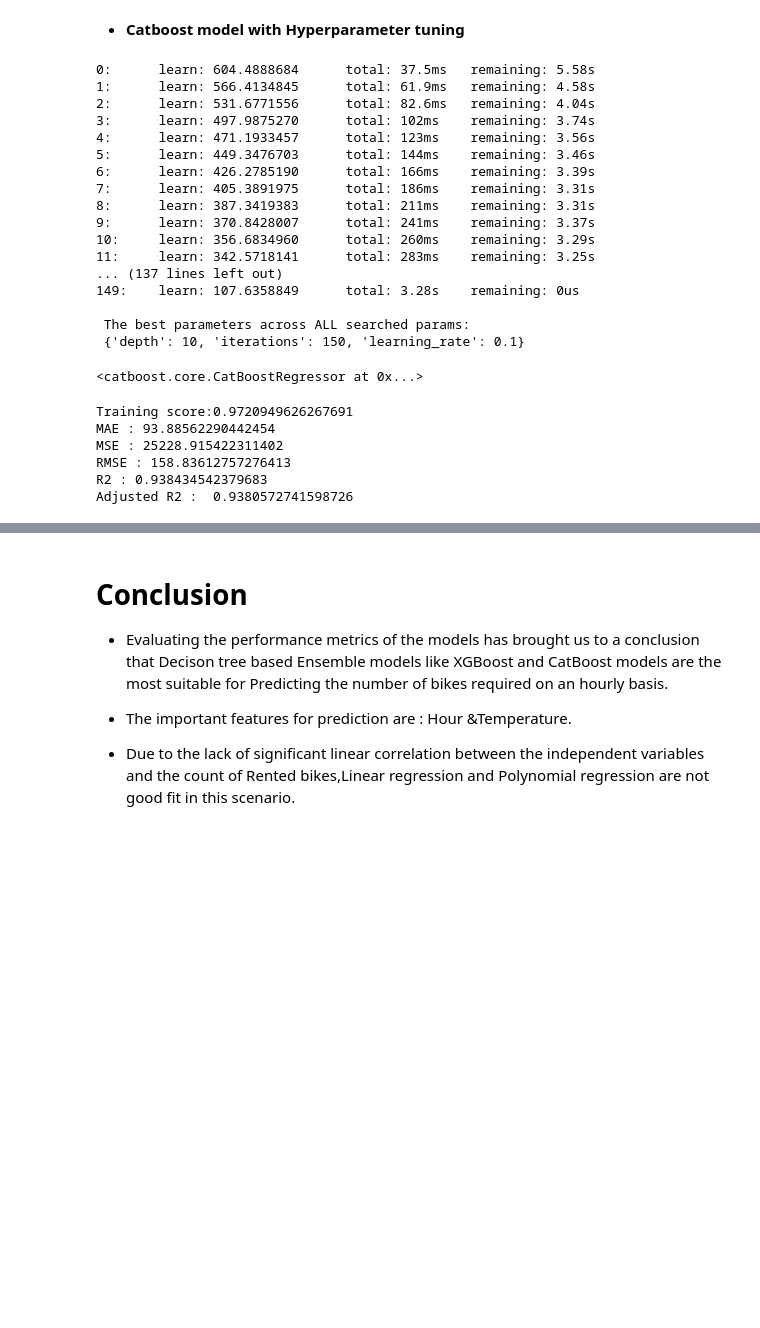
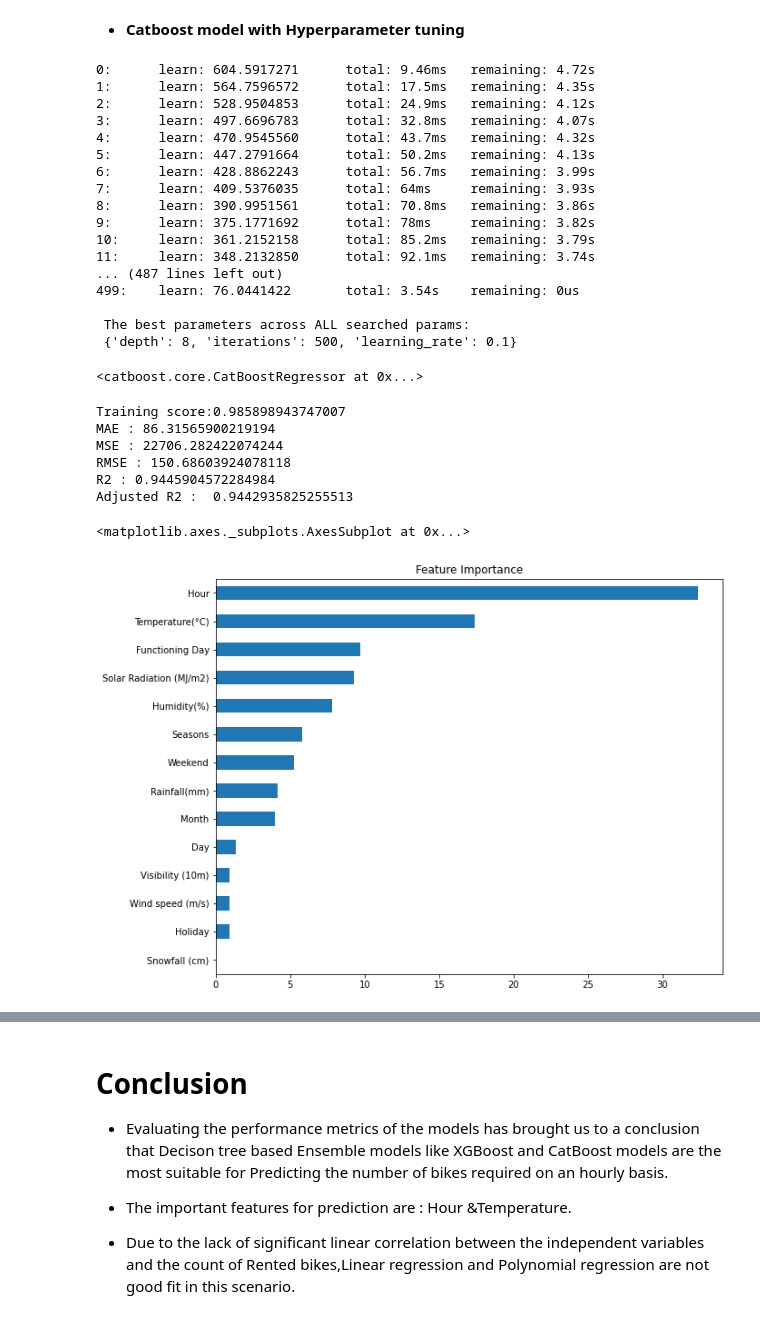
Before and after one commit to RadhikaRM/BikeShareDemandprediction, a Jupyter notebook: ML_regression_team_notebook.ipynb, the cells around one changed output, grey strips where cells are left out. Saved outputs shown, nothing was run; the diff lists cells and outputs as text; code cells hidden in the pictures; blank space fills up the shorter version.

```diff
--- a/ML_regression_team_notebook.ipynb
+++ b/ML_regression_team_notebook.ipynb
@@ -1408,28 +1408,28 @@ plotting_imp_features(CB_regressor, X_train)
 # %%
 #Finding the optimal parameters by Grid Search Cross Validation
 
-parameters = {'depth' : [8,10,6],'learning_rate' : [0.01, 0.05, 0.1,0.025],'iterations':[50,100,150]}
+parameters = {'depth' : [8,7,6],'learning_rate' : [0.025, 0.05, 0.1],'iterations':[100,200,500]}
 CB_regressor = CatBoostRegressor(iterations=50, loss_function='RMSE',cat_features=categorical_features_indices)
 grid = GridSearchCV(estimator=CB_regressor, param_grid = parameters, cv = 5, n_jobs=-1)
 grid.fit(X_train, y_train)
 print("\n The best parameters across ALL searched params:\n",grid.best_params_)
 # %% [output]
-0:      learn: 604.4888684      total: 37.5ms   remaining: 5.58s
-1:      learn: 566.4134845      total: 61.9ms   remaining: 4.58s
-2:      learn: 531.6771556      total: 82.6ms   remaining: 4.04s
-3:      learn: 497.9875270      total: 102ms    remaining: 3.74s
-4:      learn: 471.1933457      total: 123ms    remaining: 3.56s
-5:      learn: 449.3476703      total: 144ms    remaining: 3.46s
-6:      learn: 426.2785190      total: 166ms    remaining: 3.39s
-7:      learn: 405.3891975      total: 186ms    remaining: 3.31s
-8:      learn: 387.3419383      total: 211ms    remaining: 3.31s
-9:      learn: 370.8428007      total: 241ms    remaining: 3.37s
-10:     learn: 356.6834960      total: 260ms    remaining: 3.29s
-11:     learn: 342.5718141      total: 283ms    remaining: 3.25s
-... (137 lines left out)
-149:    learn: 107.6358849      total: 3.28s    remaining: 0us
+0:      learn: 604.5917271      total: 9.46ms   remaining: 4.72s
+1:      learn: 564.7596572      total: 17.5ms   remaining: 4.35s
+2:      learn: 528.9504853      total: 24.9ms   remaining: 4.12s
+3:      learn: 497.6696783      total: 32.8ms   remaining: 4.07s
+4:      learn: 470.9545560      total: 43.7ms   remaining: 4.32s
+5:      learn: 447.2791664      total: 50.2ms   remaining: 4.13s
+6:      learn: 428.8862243      total: 56.7ms   remaining: 3.99s
+7:      learn: 409.5376035      total: 64ms     remaining: 3.93s
+8:      learn: 390.9951561      total: 70.8ms   remaining: 3.86s
+9:      learn: 375.1771692      total: 78ms     remaining: 3.82s
+10:     learn: 361.2152158      total: 85.2ms   remaining: 3.79s
+11:     learn: 348.2132850      total: 92.1ms   remaining: 3.74s
+... (487 lines left out)
+499:    learn: 76.0441422       total: 3.54s    remaining: 0us
 
  The best parameters across ALL searched params:
- {'depth': 10, 'iterations': 150, 'learning_rate': 0.1}
+ {'depth': 8, 'iterations': 500, 'learning_rate': 0.1}
 # %%
 # creating Catboost model
@@ -1441,19 +1441,25 @@ CB_regressor.fit(X_train,y_train,cat_features=categorical_features_indices,eval_
 # %%
 #Make predictions and evalution of Catboost model
 
-print(f'Training score:{CB_regressor.score(X_train,y_train)}')
+print(f'Training score:{best_CB_regressor.score(X_train,y_train)}')
 
-y_pred=CB_regressor.predict(X_test)
+y_pred=best_CB_regressor.predict(X_test)
 
 #Evaluating the model
 list_of_models.append(evaluate_model('Catboost Regression(tuned)',X_test,y_test,y_pred))
 # %% [output]
-Training score:0.9720949626267691
-MAE : 93.88562290442454
-MSE : 25228.915422311402
-RMSE : 158.83612757276413
-R2 : 0.938434542379683
-Adjusted R2 :  0.9380572741598726
+Training score:0.985898943747007
+MAE : 86.31565900219194
+MSE : 22706.282422074244
+RMSE : 150.68603924078118
+R2 : 0.9445904572284984
+Adjusted R2 :  0.9442935825255513
+# %%
+#Visualizing features importance of the best Catboost model
+plotting_imp_features(best_CB_regressor, X_train)
+# %% [output]
+<matplotlib.axes._subplots.AxesSubplot at 0x...>
+[figure, added]
 # %%
 #Comparing models
 Comparison_df=pd.DataFrame(list_of_models,columns=['Regression Model','Mean Absolute Error','Mean Squared Error','Root Mean Squared Error','r2 score','adjusted r2 score'])
```
Also changed, not shown: parts of 18 cells of this notebook.
